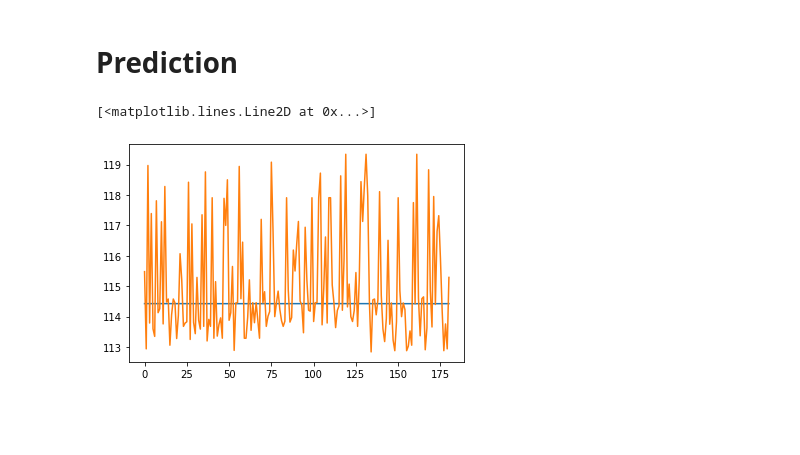
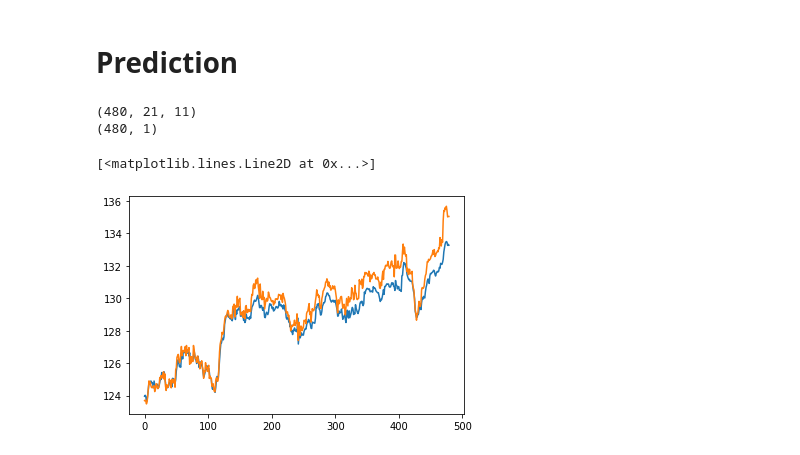
Before and after one commit to crabio/tinkoff-invest-bot, a Jupyter notebook: candles_analyzer/main.ipynb, the cells around one changed output. Saved outputs shown, nothing was run; the diff lists cells and outputs as text; code cells hidden in the pictures; blank space fills up the shorter version.

```diff
--- a/candles_analyzer/main.ipynb
+++ b/candles_analyzer/main.ipynb
@@ -238,18 +245,18 @@ print(y_test.shape)
 # %%
 #Build the model
-layer_size = 100
+layer_size = 10
 
 model = keras.Sequential()
 model.add(layers.LSTM(units=layer_size,return_sequences=True,input_shape=(look_back + 1,X_size)))
 model.add(layers.Dropout(0.2))
-model.add(layers.LSTM(units=layer_size,return_sequences=True))
-model.add(layers.Dropout(0.2))
-model.add(layers.LSTM(units=layer_size,return_sequences=True))
-model.add(layers.Dropout(0.2))
+# model.add(layers.LSTM(units=layer_size,return_sequences=True))
+# model.add(layers.Dropout(0.2))
+# model.add(layers.LSTM(units=layer_size,return_sequences=True))
+# model.add(layers.Dropout(0.2))
 model.add(layers.LSTM(units=layer_size))
 model.add(layers.Dropout(0.2))
 model.add(layers.Dense(units=y_size))
-model.compile(loss='mae', optimizer='adam', metrics=['mse'])
+model.compile(loss=losses.Huber(), optimizer='adam', metrics=['mae'])
 
 print(model.summary())
 
@@ -261,15 +268,15 @@ history = model.fit(X_train,
                     epochs=1000,
                     validation_data=(X_test,y_test),
                     shuffle=True,
-                    batch_size=50,
+                    batch_size=100,
                     verbose=2,
                     callbacks=[es])
 
 # summarize history for accuracy
-plt.plot(history.history['mse'])
-plt.plot(history.history['val_mse'])
-plt.title('model mean squard error')
-plt.ylabel('mse')
+plt.plot(history.history['mean_absolute_error'])
+plt.plot(history.history['val_mean_absolute_error'])
+plt.title('model mean absolute error')
+plt.ylabel('mean_absolute_error')
 plt.xlabel('epoch')
 plt.legend(['train', 'test'], loc='upper left')
 plt.show()
@@ -303,12 +311,29 @@ KeyboardInterrupt:
 # %% [markdown]
 # Prediction
 # %%
-y_pred_test = model.predict(X_test)
+pred_elements_count = 500
 
-plt.plot(output_scaler.inverse_transform(y_pred_test)[:,0])
-plt.plot(output_scaler.inverse_transform(y_test)[:,0])
+# transform training dataset
+X_scaled = input_scaler.transform(X[len(X)-pred_elements_count:])
+X_scaled = reshape_with_look_back(look_back, X_scaled)
+
+# transform training dataset
+y_scaled = output_scaler.transform(y[len(y)-pred_elements_count:])
+
+# Adopt look back for output
+y_scaled = y_scaled[look_back:]
+
+print(X_scaled.shape)
+print(y_scaled.shape)
+
+y_pred = model.predict(X_scaled)
+
+plt.plot(output_scaler.inverse_transform(y_pred)[:,0])
+plt.plot(output_scaler.inverse_transform(y_scaled)[:,0])
 # plt.plot(y_pred_test[:,0])
-# plt.plot(y_test.iloc[:,0].values)
+# plt.plot(y_train.iloc[:,0].values)
 # %% [output]
-[<matplotlib.lines.Line2D at 0x...>]
+(480, 21, 11)
+(480, 1)
+[<matplotlib.lines.Line2D at 0x...>]
-[figure, old version]
+[figure, new version]
```
Also changed, not shown: parts of 8 cells of this notebook.
